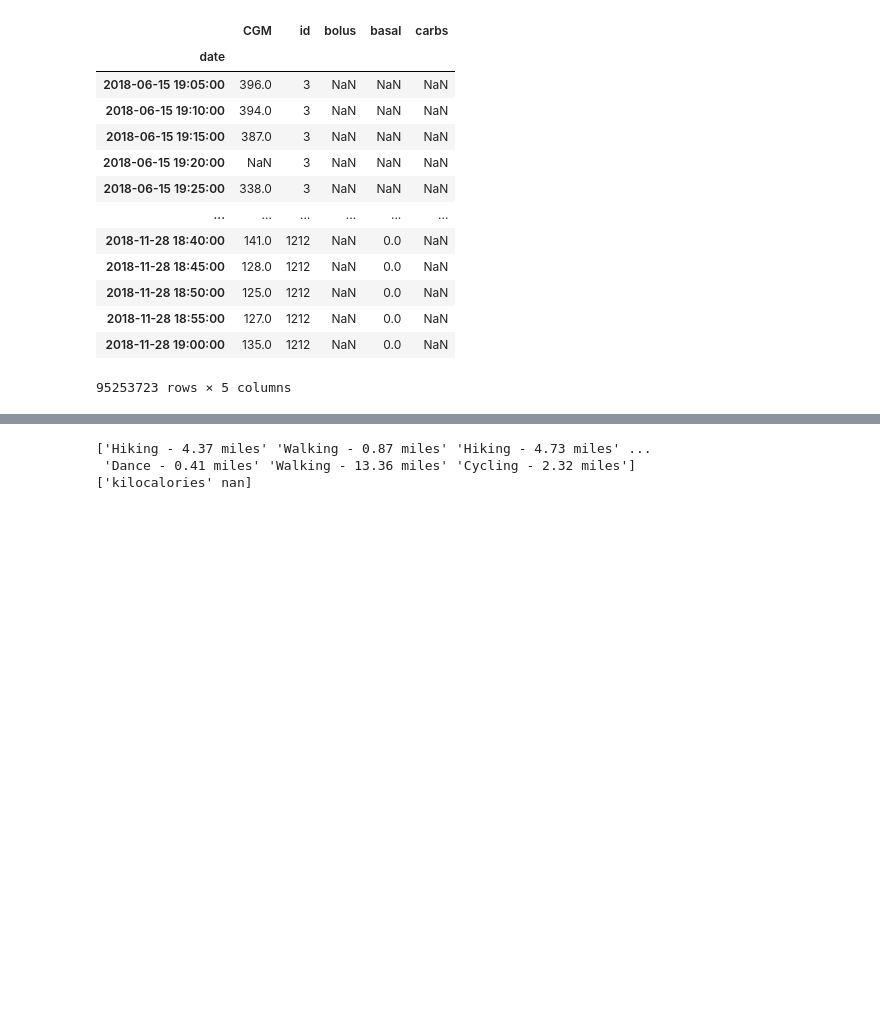
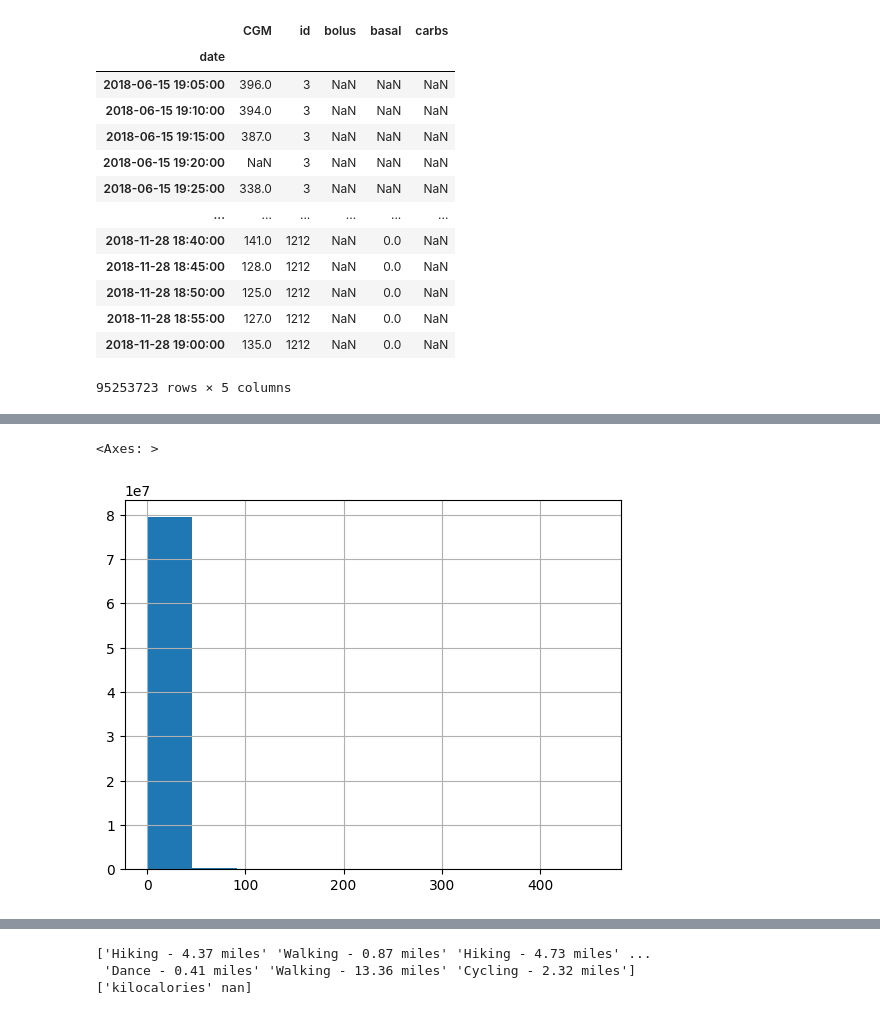
Before and after one commit to miriamkw/egvinsulin, a Jupyter notebook: notebooks/resampling/Loop.ipynb, the cells around one changed output, grey strips where cells are left out. Cells and saved outputs as stored; diff of their text form; code cells hidden in the pictures; blank space fills up the shorter version.

```diff
--- a/notebooks/resampling/Loop.ipynb
+++ b/notebooks/resampling/Loop.ipynb
@@ -380,3 +399,8 @@ New sum after distribution of carbs: 39130874.69, should be: 39130874.69
+# %%
+df_final[df_final['carbs'] < 500]['carbs'].hist()
+# %% [output]
+<Axes: >
+[figure, added]
 # %%
 # Adding exercise label and duration
 df_exercise = get_df_from_file(raw_data_file_path, 'LOOPDeviceExercise.txt', parse_datetime=False, sep='|')
```
Also changed, not shown: parts of 19 cells of this notebook, 10 other files.
